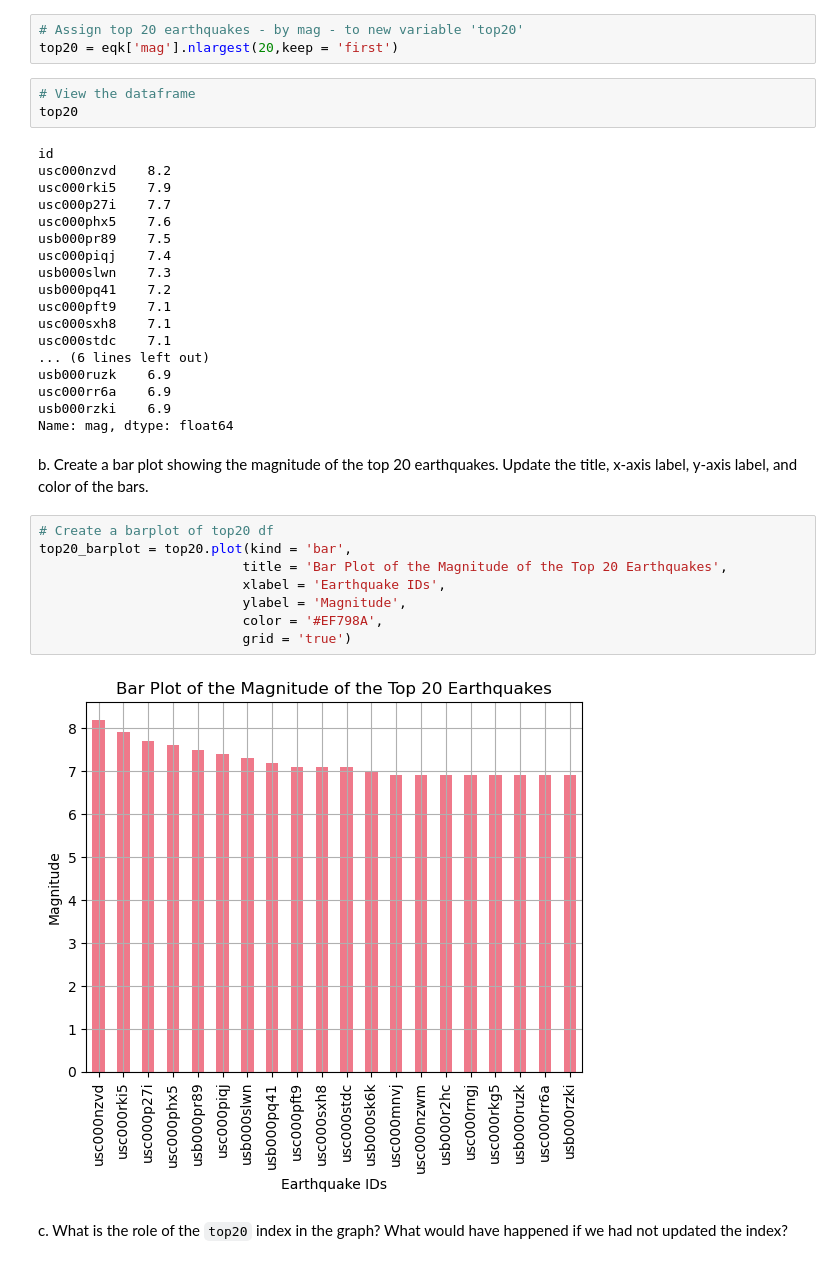
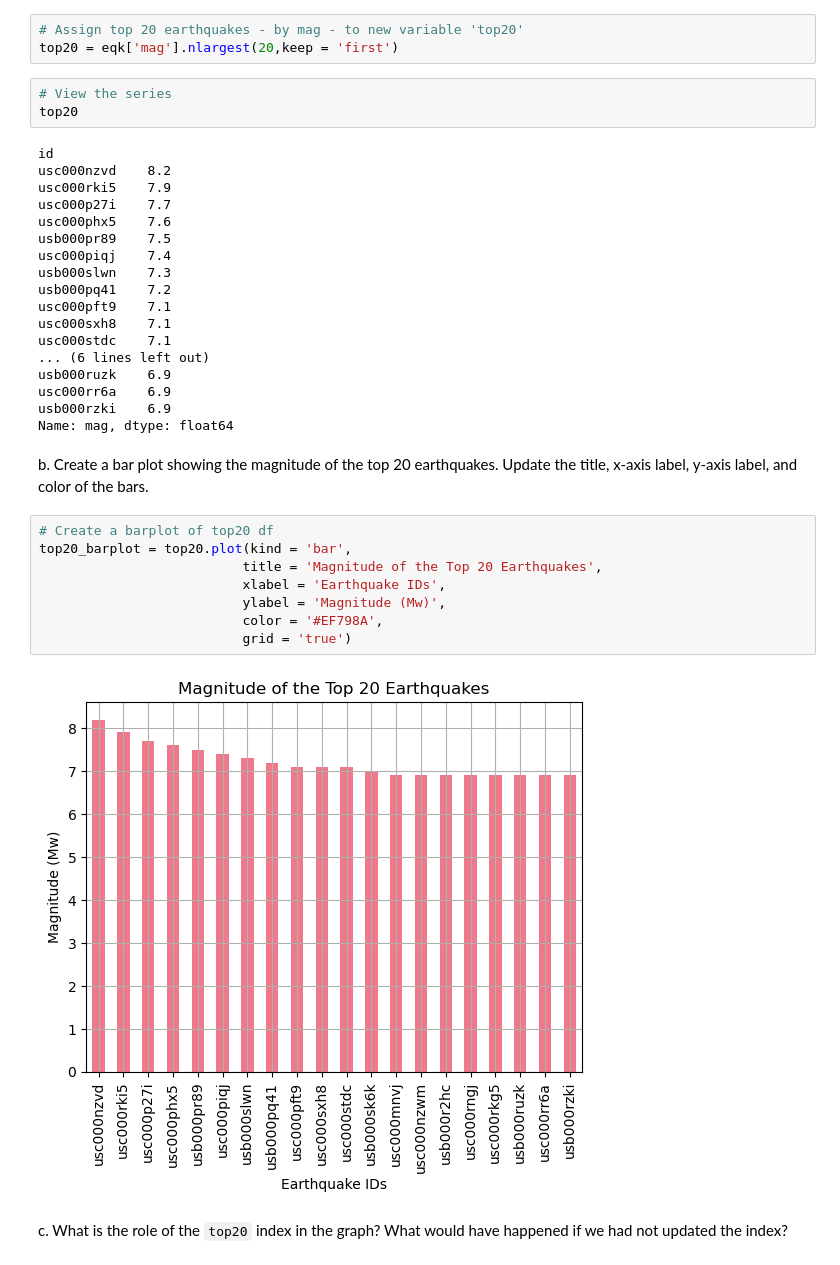
Before and after one commit to nmoraescommit/eds220-hwk1, a Jupyter notebook: hwk1-task3-earthquakes.ipynb, the cells around one changed output. Cells and saved outputs as stored; diff of their text form.

```diff
--- a/hwk1-task3-earthquakes.ipynb
+++ b/hwk1-task3-earthquakes.ipynb
@@ -183,7 +179,7 @@ a. Create a new variable `top20` with the 20 earthquakes with largest magnitude.
 # Assign top 20 earthquakes - by mag - to new variable 'top20'
 top20 = eqk['mag'].nlargest(20,keep = 'first')
 # %%
-# View the dataframe
+# View the series
 top20
 # %% [output]
 id
@@ -210,13 +206,13 @@ b. Create a bar plot showing the magnitude of the top 20 earthquakes. Update the
 # %%
 # Create a barplot of top20 df
 top20_barplot = top20.plot(kind = 'bar',
-                          title = 'Bar Plot of the Magnitude of the Top 20 Earthquakes',
+                          title = 'Magnitude of the Top 20 Earthquakes',
                           xlabel = 'Earthquake IDs',
-                          ylabel = 'Magnitude',
+                          ylabel = 'Magnitude (Mw)',
                           color = '#EF798A',
                           grid = 'true')
 # %% [output]
-[figure, old version]
+[figure, new version]
 # %% [markdown]
 <!-- END QUESTION -->
 
```
Also changed, not shown: parts of 6 cells of this notebook.
